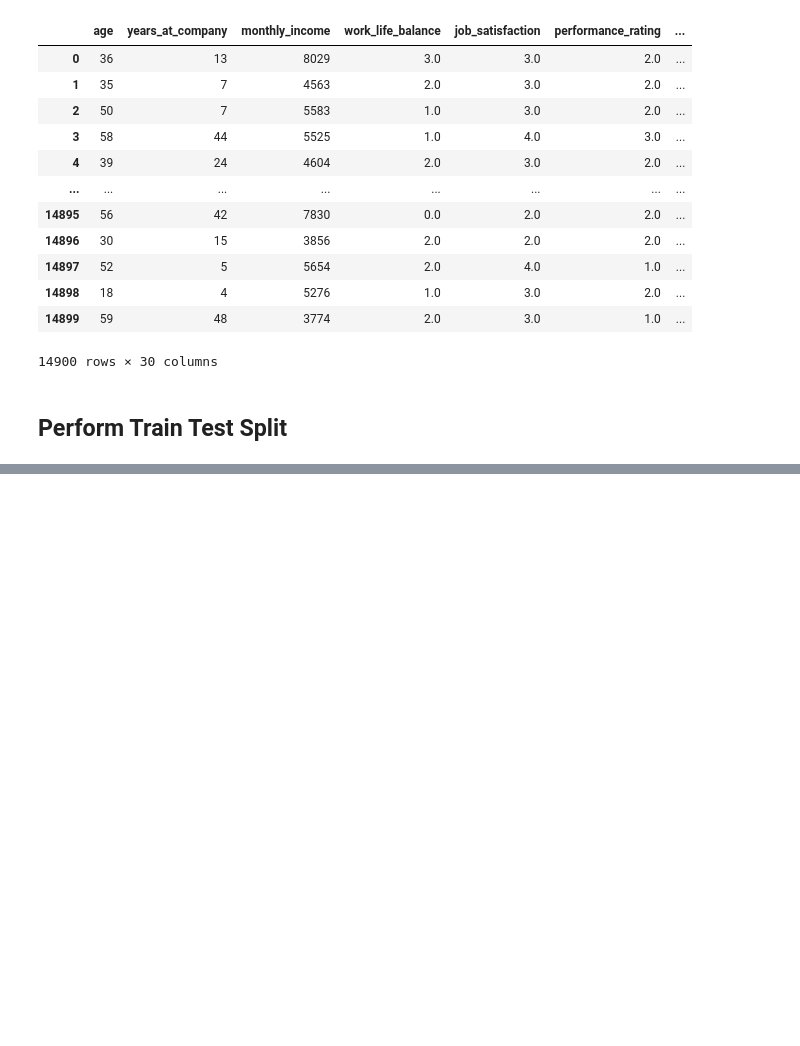
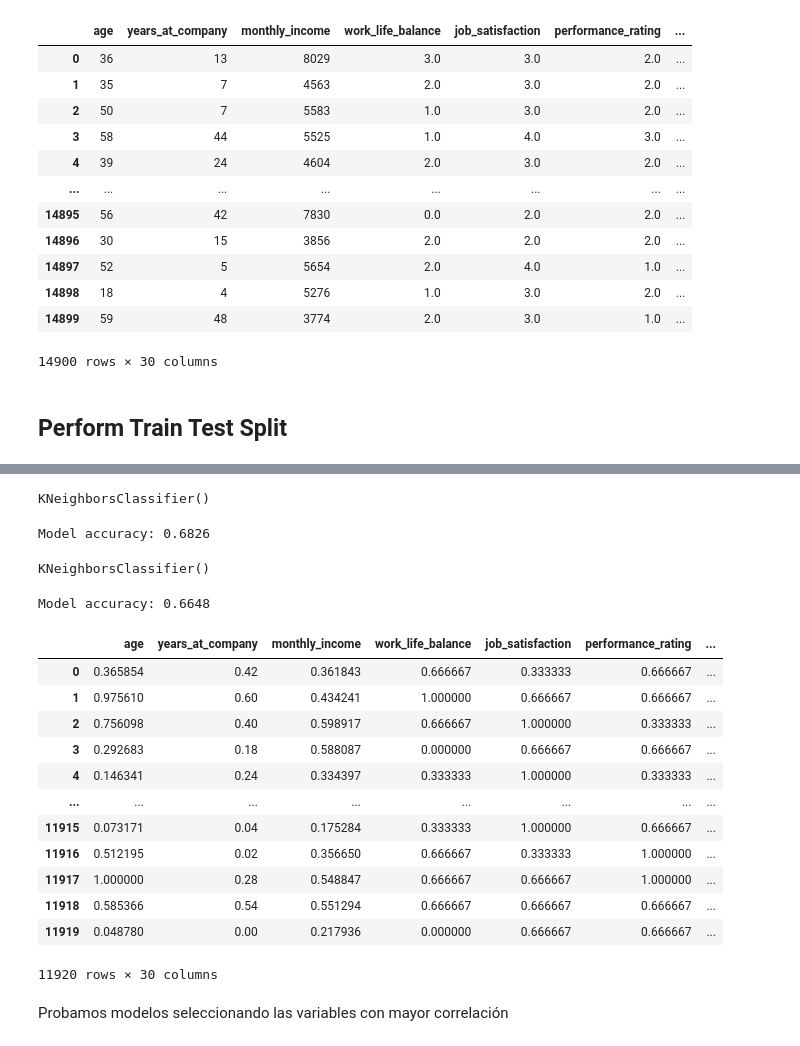
Before and after one commit to LOA395/how_to_prevent_employee_burnout, a Jupyter notebook: main.ipynb, the cells around one changed output, grey strips where cells are left out. Saved outputs shown, nothing was run; the diff lists cells and outputs as text; code cells hidden in the pictures; blank space fills up the shorter version.

Commit message:
primeros_modelos

```diff
--- a/main.ipynb
+++ b/main.ipynb
@@ -607,0 +633,39 @@ X_train, X_test, y_train, y_test = train_test_split(x, y, test_size=0.2, random_
+# %%
+knn_norm.fit(X_train_norm, y_train)
+# %% [output]
+KNeighborsClassifier()
+# %%
+accuracy_norm = knn_norm.score(X_test_norm, y_test)
+print(f"Model accuracy: {accuracy_norm:.4f}")
+# %% [output]
+Model accuracy: 0.6826
+# %%
+knn_scaled = KNeighborsClassifier()
+# %%
+knn_scaled.fit(X_train_scaled, y_train)
+# %% [output]
+KNeighborsClassifier()
+# %%
+accuracy_scaled = knn_scaled.score(X_test_scaled, y_test)
+print(f"Model accuracy: {accuracy_scaled:.4f}")
+# %% [output]
+Model accuracy: 0.6648
+# %%
+df_train_norm = pd.DataFrame(X_train_norm, columns=X_train.columns)
+df_train_norm['attrition'] = y_train.values
+# %%
+df_train_norm
+# %% [output]
+|  | age | years_at_company | monthly_income | work_life_balance | job_satisfaction | performance_rating | ... |
+| 0 | 0.365854 | 0.42 | 0.361843 | 0.666667 | 0.333333 | 0.666667 | ... |
+| 1 | 0.975610 | 0.60 | 0.434241 | 1.000000 | 0.666667 | 0.666667 | ... |
+| 2 | 0.756098 | 0.40 | 0.598917 | 0.666667 | 1.000000 | 0.333333 | ... |
+| 3 | 0.292683 | 0.18 | 0.588087 | 0.000000 | 0.666667 | 0.666667 | ... |
+| 4 | 0.146341 | 0.24 | 0.334397 | 0.333333 | 1.000000 | 0.333333 | ... |
+| ... | ... | ... | ... | ... | ... | ... | ... |
+| 11915 | 0.073171 | 0.04 | 0.175284 | 0.333333 | 1.000000 | 0.666667 | ... |
+| 11916 | 0.512195 | 0.02 | 0.356650 | 0.666667 | 0.333333 | 1.000000 | ... |
+| 11917 | 1.000000 | 0.28 | 0.548847 | 0.666667 | 0.666667 | 1.000000 | ... |
+| 11918 | 0.585366 | 0.54 | 0.551294 | 0.666667 | 0.666667 | 0.666667 | ... |
+| 11919 | 0.048780 | 0.00 | 0.217936 | 0.000000 | 0.666667 | 0.666667 | ... |
+11920 rows × 30 columns
@@ -607,0 +707,2 @@ X_train, X_test, y_train, y_test = train_test_split(x, y, test_size=0.2, random_
+# %% [markdown]
+Probamos modelos seleccionando las variables con mayor correlación
```
Also changed, not shown: parts of 46 cells of this notebook.
